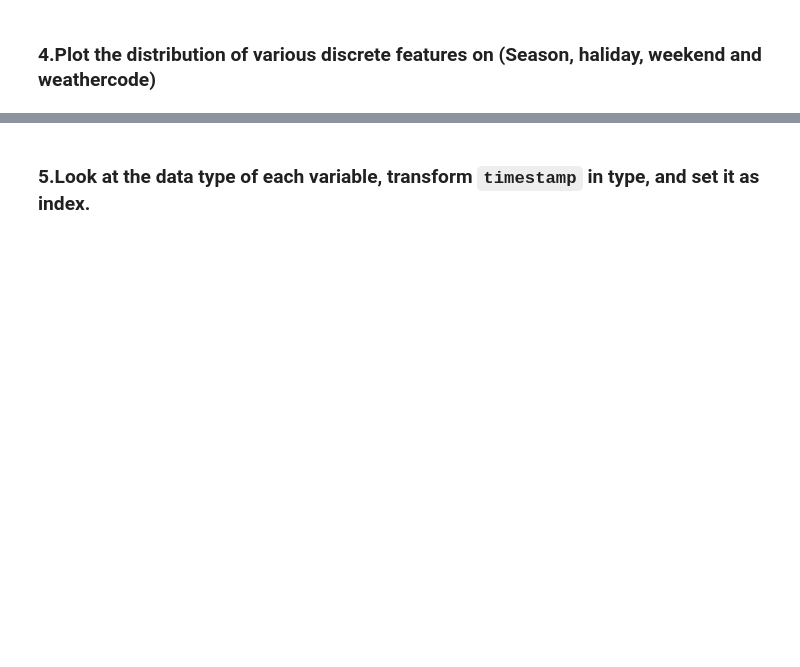
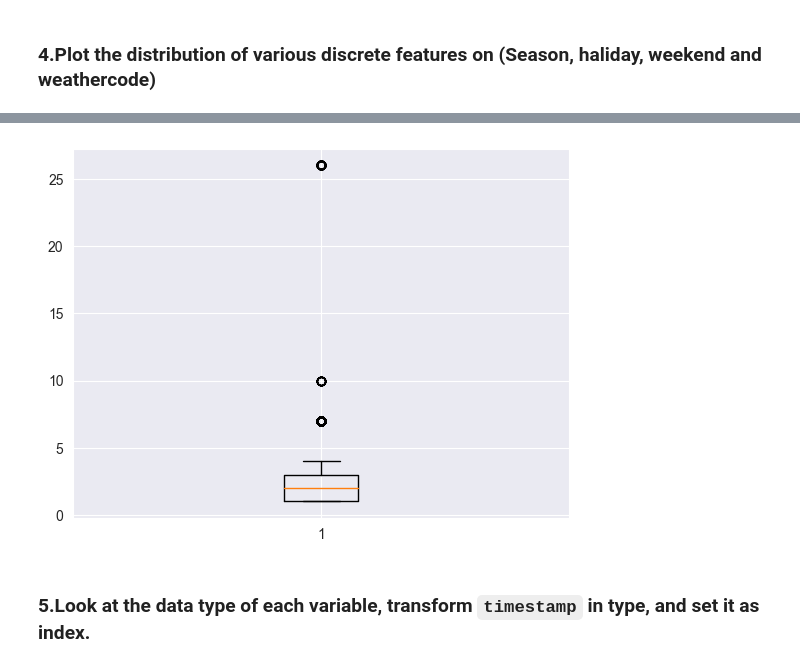
Before and after one commit to fenyx-it-academy/Class7-Week20-Data-Visualization-Seaborn-Matplotlib, a Jupyter notebook: Data_Visualisation_(Seaborn_Matplotlib).ipynb, the cells around one changed output, grey strips where cells are left out. Cells and saved outputs as stored; diff of their text form; code cells hidden in the pictures; blank space fills up the shorter version.

```diff
--- a/Data_Visualisation_(Seaborn_Matplotlib).ipynb
+++ b/Data_Visualisation_(Seaborn_Matplotlib).ipynb
@@ -71,2 +101,8 @@ warnings.filterwarnings("ignore")
+# %%
+# weather_code
+plt.boxplot(df['weather_code'])
+plt.show()
+# %% [output]
+[figure, added]
 # %% [markdown]
 ### 5.Look at the data type of each variable, transform `timestamp` in type, and set it as index.
```
Also changed, not shown: parts of 51 cells of this notebook.
